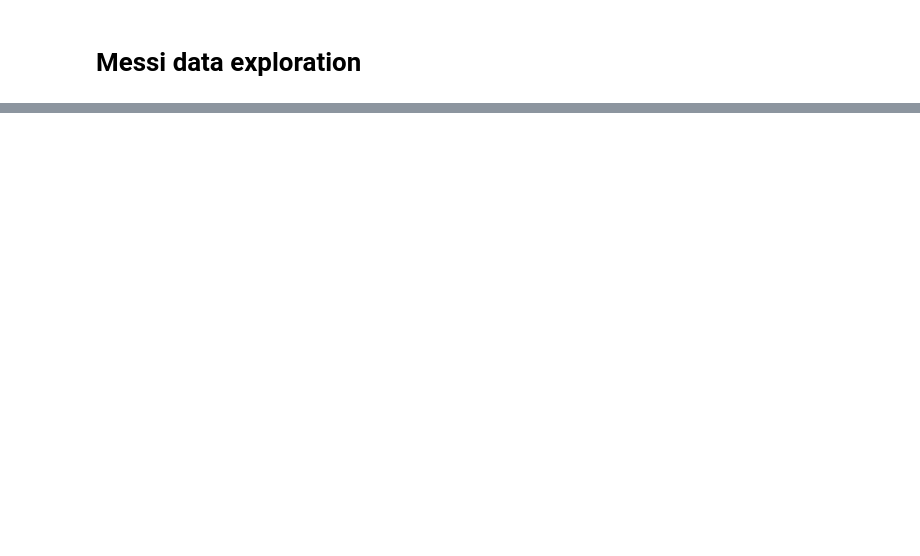
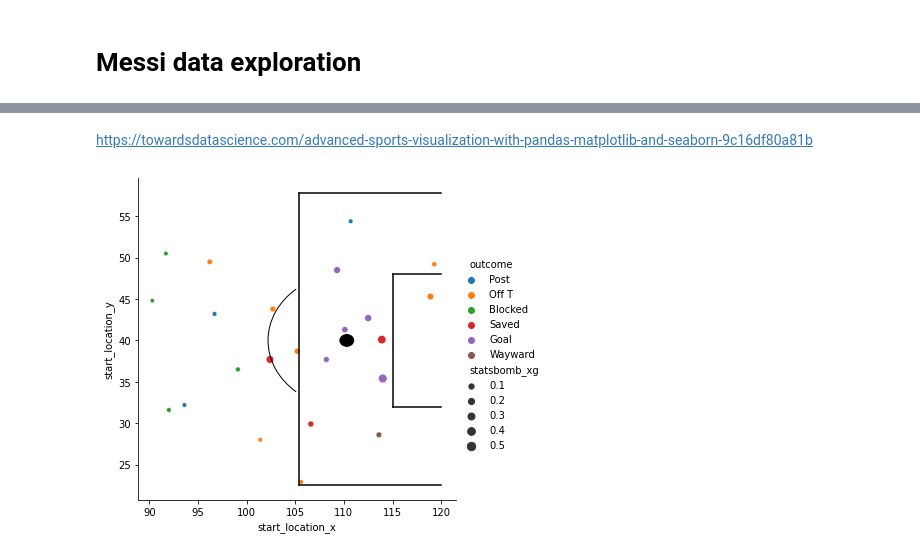
Before and after one commit to deacona/the-ball-is-round, a Jupyter notebook: notebooks/messi_01_finding_leo.ipynb, the cells around one changed output, grey strips where cells are left out. Drawn from its saved outputs; the diff is of its cells as text; code cells hidden in the pictures; blank space fills up the shorter version.

```diff
--- a/notebooks/messi_01_finding_leo.ipynb
+++ b/notebooks/messi_01_finding_leo.ipynb
@@ -187,0 +155,2 @@ events[(events.player == "Lionel Andrés Messi Cuccittini")
+# %% [markdown]
+https://towardsdatascience.com/advanced-sports-visualization-with-pandas-matplotlib-and-seaborn-9c16df80a81b
@@ -187,0 +303,23 @@ events[(events.player == "Lionel Andrés Messi Cuccittini")
+# %%
+# fig = plt.figure()
+
+# fig.set_size_inches(7, 5)
+# ax=fig.add_subplot(1,1,1)
+# g = sns.lmplot(x='start_location_x', y='start_location_y', size='statsbomb_xg',
+#            hue='team', data=shots, fit_reg=False,
+#            x_jitter=0.1, y_jitter=0.1, markers="o", palette="viridis") #, height=7)
+
+g = sns.relplot(x='start_location_x', y='start_location_y', size='statsbomb_xg', hue="outcome",
+#             sizes=(100, 400), alpha=.5, palette="muted", aspect=1.2,
+#             height=7,
+                data=shots)
+
+ax = plt.gca()
+# draw_pitch(ax)
+draw_pitch_right(ax)
+# draw_half_pitch(ax)
+# plt.axis('off')
+
+plt.show()
+# %% [output]
+[figure, added]
```
Also changed, not shown: parts of 28 cells of this notebook, 2 other files.
